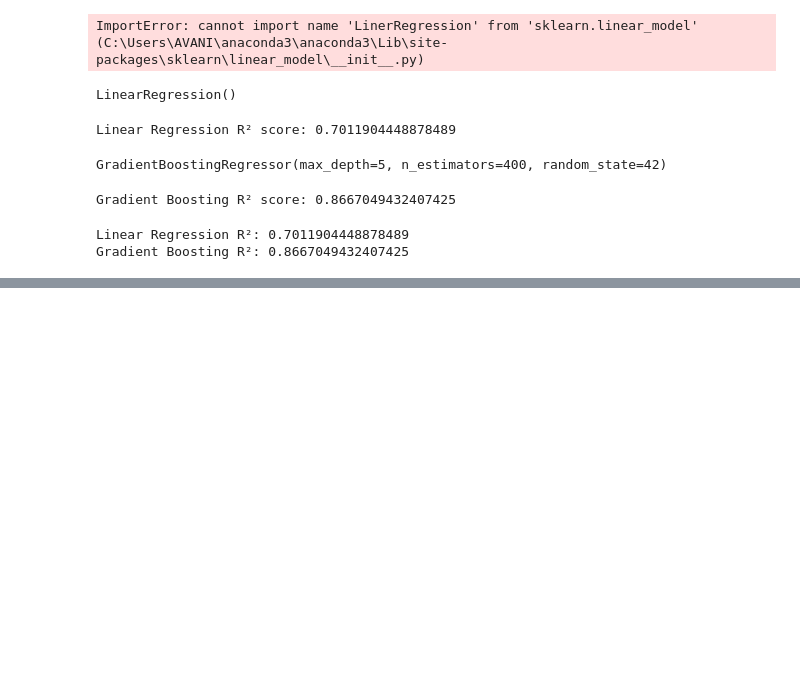
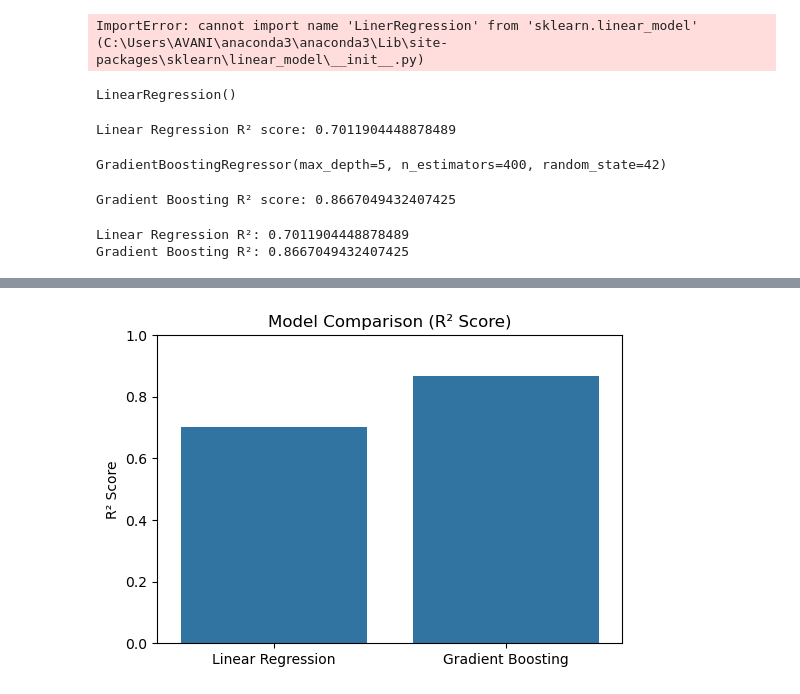
Before and after one commit to avanikumar/house-price-prediction, a Jupyter notebook: house_price_prediction.ipynb, the cells around one changed output, grey strips where cells are left out. Saved outputs shown, nothing was run; the diff lists cells and outputs as text; code cells hidden in the pictures; blank space fills up the shorter version.

```diff
--- a/house_price_prediction.ipynb
+++ b/house_price_prediction.ipynb
@@ -103,0 +118,12 @@ Gradient Boosting R²: 0.8667049432407425
+# %%
+models = ['Linear Regression', 'Gradient Boosting']
+scores = [lr_score, gbr_score]
+
+plt.figure(figsize=(6,4))
+sns.barplot(x=models, y=scores)
+plt.title('Model Comparison (R² Score)')
+plt.ylabel('R² Score')
+plt.ylim(0, 1)
+plt.show()
+# %% [output]
+[figure, added]
```
Also changed, not shown: parts of 2 cells of this notebook.
